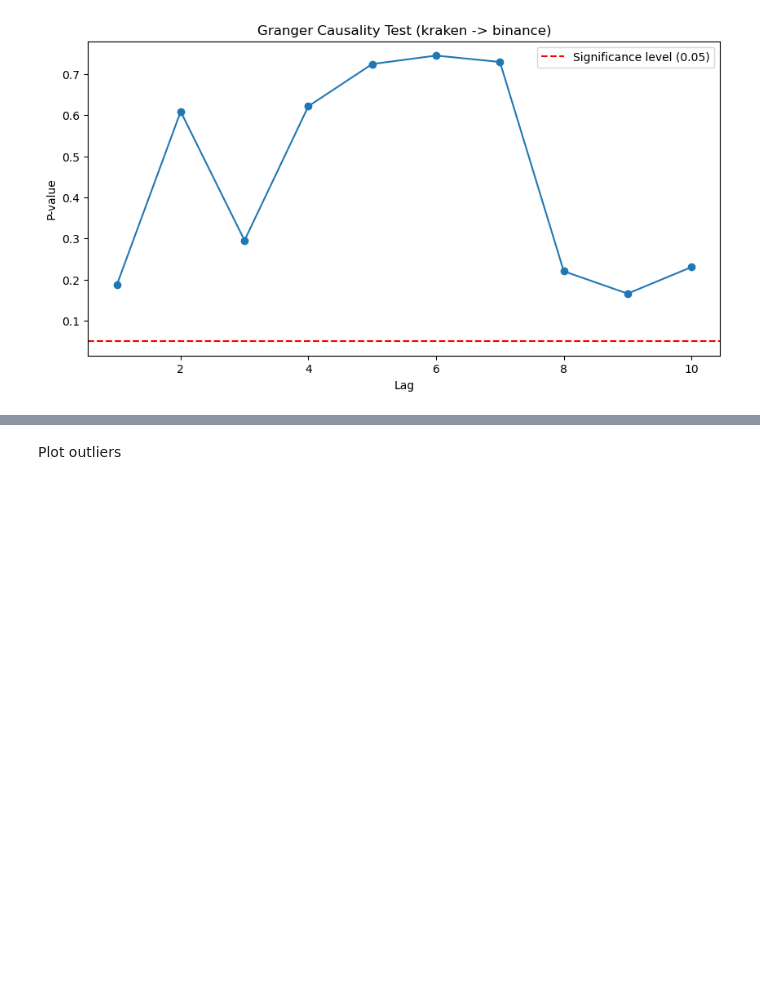
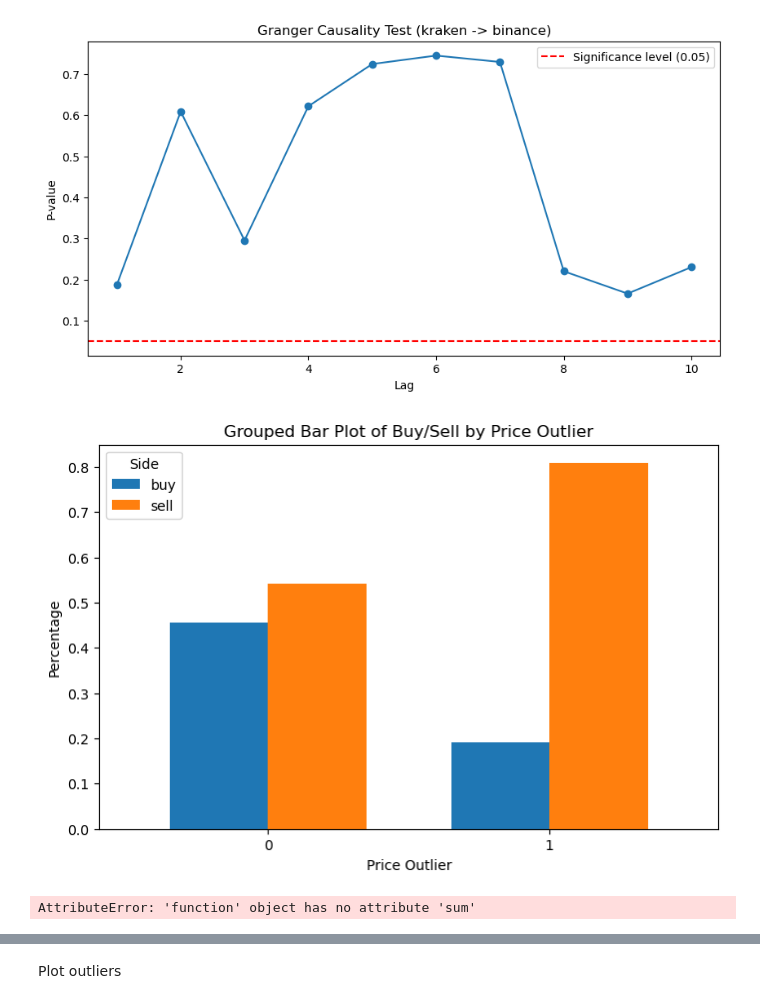
Before and after one commit to tilian15/stable_analysis, a Jupyter notebook: nettoyage-dai (1) (1).ipynb, the cells around one changed output, grey strips where cells are left out. Cells and saved outputs as stored; diff of their text form; code cells hidden in the pictures; blank space fills up the shorter version.

```diff
--- a/nettoyage-dai (1) (1).ipynb
+++ b/nettoyage-dai (1) (1).ipynb
@@ -480,3 +479,23 @@ causality("usdt","binance","coinbase")
 causality("usdc","binance","kraken")
 # %% [output]
 [figure]
+# %%
+name=[key for key,_ in dataframes.items() if "dai"  in key and "mark" in key][1]
+
+merged=dataframes[name].groupby(['price_outlier', 'side']).size().reset_index(name='Count').merge(
+dataframes[name].groupby(['price_outlier']).size().reset_index(name='Count'), on="price_outlier",how="inner")
+merged["%"]=merged["Count_x"]/merged["Count_y"]
+merged=merged[["price_outlier","side","%"]]
+
+pivot_df = merged.pivot(index="price_outlier", columns="side", values="%")
+
+fig, ax = plt.subplots(figsize=(8, 5))
+pivot_df.plot(kind="bar", ax=ax, width=0.7)
+ax.set_xlabel("Price Outlier")
+ax.set_ylabel("Percentage")
+ax.set_title("Grouped Bar Plot of Buy/Sell by Price Outlier")
+ax.legend(title="Side")
+plt.xticks(rotation=0)
+plt.show()
+# %% [output]
+[figure, added]
@@ -482,0 +515,4 @@ causality("usdc","binance","kraken")
+# %%
+df.isna.sum()
+# %% [output]
+AttributeError: 'function' object has no attribute 'sum'
```
Also changed, not shown: parts of 4 cells of this notebook, 1 other file.
